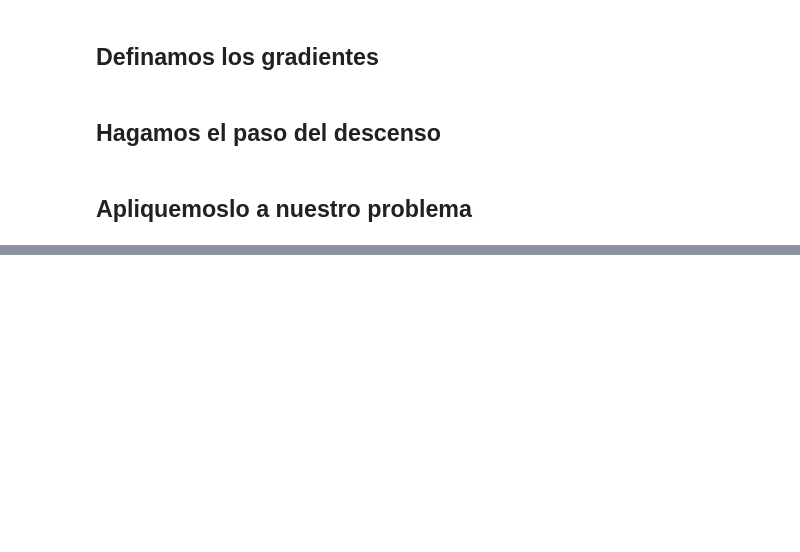
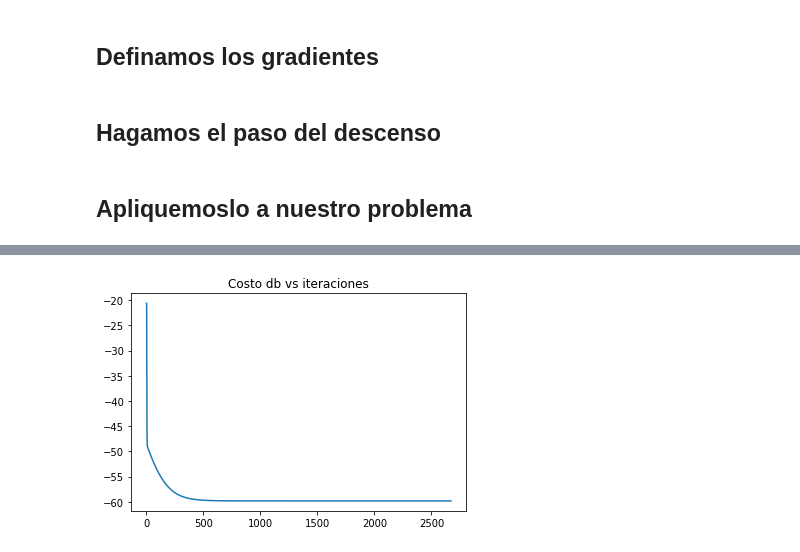
Before and after one commit to Nianrilo/ClaseMachineLearning, a Jupyter notebook: DescensoGradiente.ipynb, the cells around one changed output, grey strips where cells are left out. Drawn from its saved outputs; the diff is of its cells as text; code cells hidden in the pictures; blank space fills up the shorter version.

```diff
--- a/DescensoGradiente.ipynb
+++ b/DescensoGradiente.ipynb
@@ -95,0 +111,7 @@ plt.show()
+# %%
+ampDb = 20*np.log10(np.array(J))
+plt.plot(range(1,len(J)+1),ampDb)
+plt.title('Costo db vs iteraciones')
+plt.show()
+# %% [output]
+[figure, added]
```
Also changed, not shown: parts of 4 cells of this notebook.
